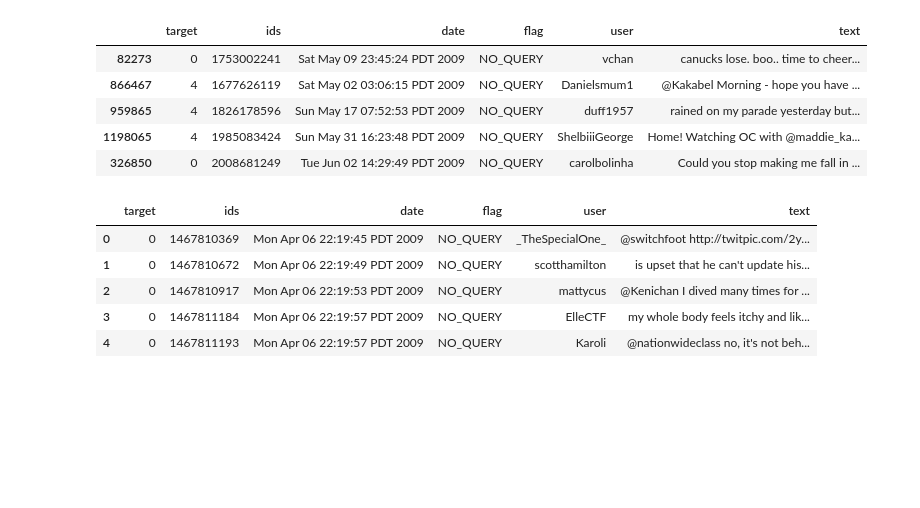
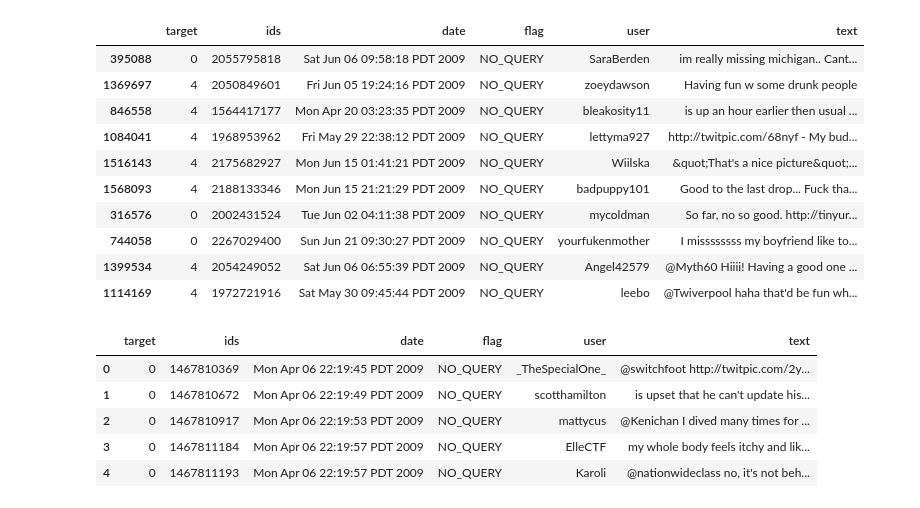
Before and after one commit to vjk-2k5/sentiment_analysis_for_business, a Jupyter notebook: twitter_sentiment_analysis/sentiment_analysis.ipynb, the cells around one changed output. Drawn from its saved outputs; the diff is of its cells as text; code cells hidden in the pictures; blank space fills up the shorter version.

```diff
--- a/twitter_sentiment_analysis/sentiment_analysis.ipynb
+++ b/twitter_sentiment_analysis/sentiment_analysis.ipynb
@@ -17,15 +17,20 @@ from sklearn.metrics import confusion_matrix, classification_report
 # %%
 DATASET_COLUMNS=['target','ids','date','flag','user','text']
 DATASET_ENCODING = "ISO-8859-1"
 df = pd.read_csv('./Project_Data.csv', encoding=DATASET_ENCODING, names=DATASET_COLUMNS)
-df.sample(5)
+df.sample(10)
 # %% [output]
 |  | target | ids | date | flag | user | text |
-| 82273 | 0 | 1753002241 | Sat May 09 23:45:24 PDT 2009 | NO_QUERY | vchan | canucks lose. boo.. time to cheer... |
-| 866467 | 4 | 1677626119 | Sat May 02 03:06:15 PDT 2009 | NO_QUERY | Danielsmum1 | @Kakabel Morning - hope you have ... |
-| 959865 | 4 | 1826178596 | Sun May 17 07:52:53 PDT 2009 | NO_QUERY | duff1957 | rained on my parade yesterday but... |
-| 1198065 | 4 | 1985083424 | Sun May 31 16:23:48 PDT 2009 | NO_QUERY | ShelbiiiGeorge | Home! Watching OC with @maddie_ka... |
-| 326850 | 0 | 2008681249 | Tue Jun 02 14:29:49 PDT 2009 | NO_QUERY | carolbolinha | Could you stop making me fall in ... |
+| 395088 | 0 | 2055795818 | Sat Jun 06 09:58:18 PDT 2009 | NO_QUERY | SaraBerden | im really missing michigan.. Cant... |
+| 1369697 | 4 | 2050849601 | Fri Jun 05 19:24:16 PDT 2009 | NO_QUERY | zoeydawson | Having fun w some drunk people |
+| 846558 | 4 | 1564417177 | Mon Apr 20 03:23:35 PDT 2009 | NO_QUERY | bleakosity11 | is up an hour earlier then usual ... |
+| 1084041 | 4 | 1968953962 | Fri May 29 22:38:12 PDT 2009 | NO_QUERY | lettyma927 | http://twitpic.com/68nyf - My bud... |
+| 1516143 | 4 | 2175682927 | Mon Jun 15 01:41:21 PDT 2009 | NO_QUERY | Wiilska | &quot;That's a nice picture&quot;... |
+| 1568093 | 4 | 2188133346 | Mon Jun 15 21:21:29 PDT 2009 | NO_QUERY | badpuppy101 | Good to the last drop... Fuck tha... |
+| 316576 | 0 | 2002431524 | Tue Jun 02 04:11:38 PDT 2009 | NO_QUERY | mycoldman | So far, no so good. http://tinyur... |
+| 744058 | 0 | 2267029400 | Sun Jun 21 09:30:27 PDT 2009 | NO_QUERY | yourfukenmother | I missssssss my boyfriend like to... |
+| 1399534 | 4 | 2054249052 | Sat Jun 06 06:55:39 PDT 2009 | NO_QUERY | Angel42579 | @Myth60 Hiiii! Having a good one ... |
+| 1114169 | 4 | 1972721916 | Sat May 30 09:45:44 PDT 2009 | NO_QUERY | leebo | @Twiverpool haha that'd be fun wh... |
 # %%
 df.head()
 # %% [output]
```
Also changed, not shown: parts of 29 cells of this notebook.
